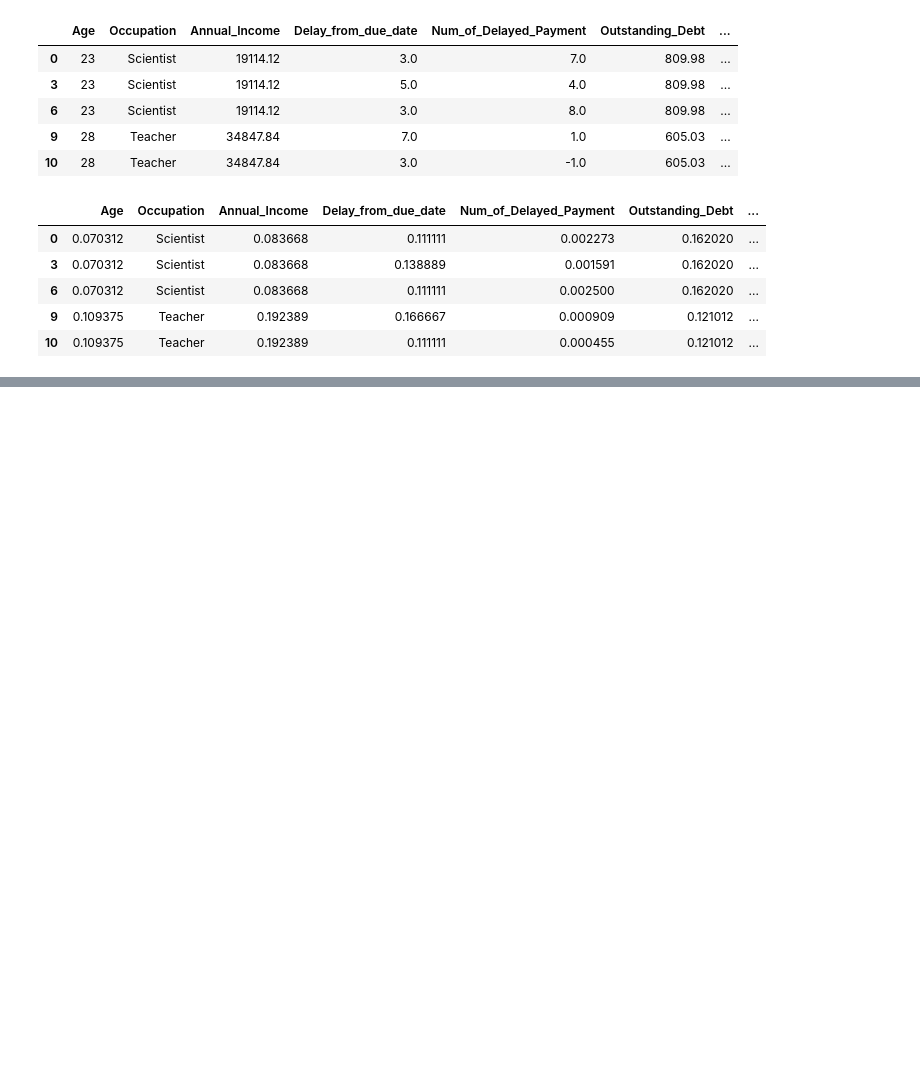
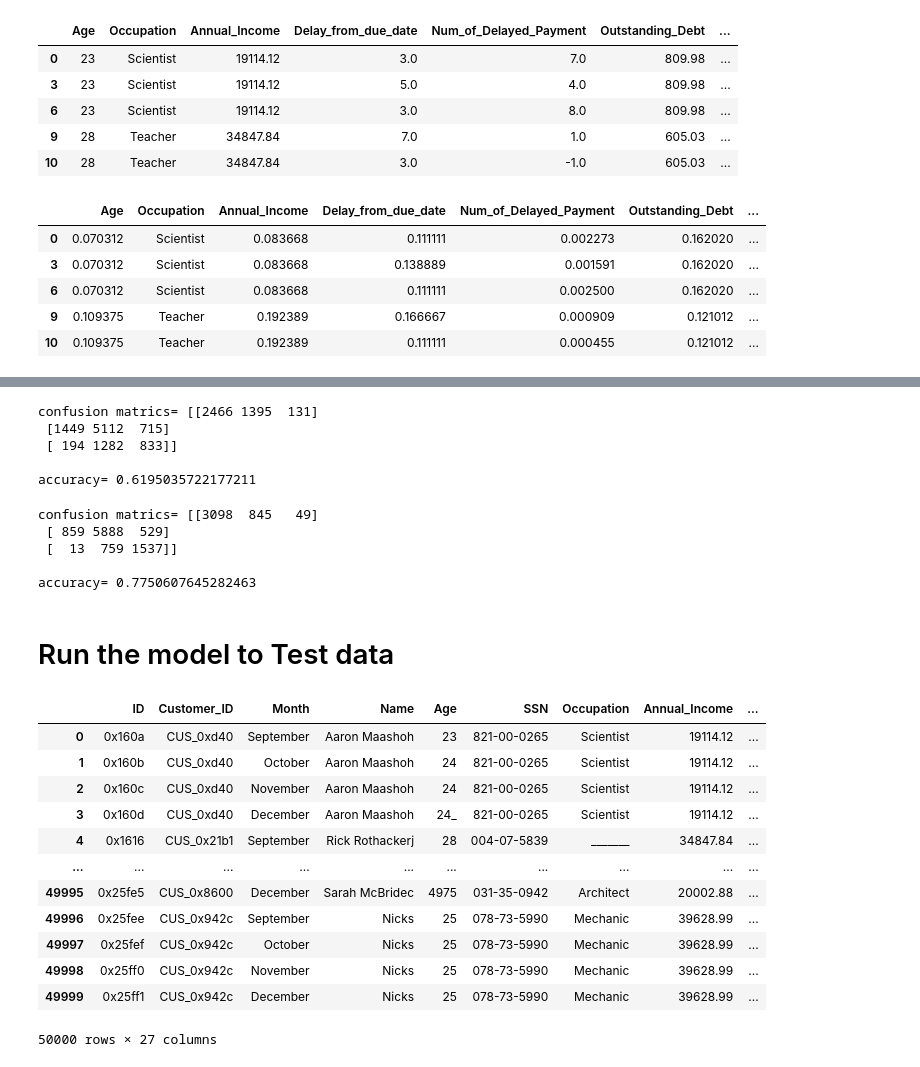
Before and after one commit to nguyenthithaovan14/Group_Credit_Score_Classification, a Jupyter notebook: Code Python.ipynb, the cells around one changed output, grey strips where cells are left out. Drawn from its saved outputs; the diff is of its cells as text; code cells hidden in the pictures; blank space fills up the shorter version.

```diff
--- a/Code Python.ipynb
+++ b/Code Python.ipynb
@@ -451,0 +569,50 @@ train_cleaned.head()
+# %%
+from sklearn.neighbors import KNeighborsClassifier
+kn = KNeighborsClassifier()
+kn.fit(x_train, y_train)
+kn_y_pred = kn.predict(x_test)
+kn_cm = confusion_matrix(y_test,kn_y_pred)
+kn_accuracy = accuracy_score(y_test,kn_y_pred)
+print("confusion matrics=",kn_cm)
+print("  ")
+print("accuracy=",kn_accuracy)
+# %% [output]
+confusion matrics= [[2466 1395  131]
+ [1449 5112  715]
+ [ 194 1282  833]]
+
+accuracy= 0.6195035722177211
+# %%
+from sklearn.ensemble import RandomForestClassifier
+rf = RandomForestClassifier(random_state=10)
+rf.fit(x_train, y_train)
+rf_y_pred = rf.predict(x_test)
+rf_cm = confusion_matrix(y_test,rf_y_pred)
+rf_accuracy = accuracy_score(y_test,rf_y_pred)
+print("confusion matrics=",rf_cm)
+print("  ")
+print("accuracy=",rf_accuracy)
+# %% [output]
+confusion matrics= [[3098  845   49]
+ [ 859 5888  529]
+ [  13  759 1537]]
+
+accuracy= 0.7750607645282463
+# %% [markdown]
+# Run the model to Test data
+# %%
+test
+# %% [output]
+|  | ID | Customer_ID | Month | Name | Age | SSN | Occupation | Annual_Income | ... |
+| 0 | 0x160a | CUS_0xd40 | September | Aaron Maashoh | 23 | 821-00-0265 | Scientist | 19114.12 | ... |
+| 1 | 0x160b | CUS_0xd40 | October | Aaron Maashoh | 24 | 821-00-0265 | Scientist | 19114.12 | ... |
+| 2 | 0x160c | CUS_0xd40 | November | Aaron Maashoh | 24 | 821-00-0265 | Scientist | 19114.12 | ... |
+| 3 | 0x160d | CUS_0xd40 | December | Aaron Maashoh | 24_ | 821-00-0265 | Scientist | 19114.12 | ... |
+| 4 | 0x1616 | CUS_0x21b1 | September | Rick Rothackerj | 28 | 004-07-5839 | _______ | 34847.84 | ... |
+| ... | ... | ... | ... | ... | ... | ... | ... | ... | ... |
+| 49995 | 0x25fe5 | CUS_0x8600 | December | Sarah McBridec | 4975 | 031-35-0942 | Architect | 20002.88 | ... |
+| 49996 | 0x25fee | CUS_0x942c | September | Nicks | 25 | 078-73-5990 | Mechanic | 39628.99 | ... |
+| 49997 | 0x25fef | CUS_0x942c | October | Nicks | 25 | 078-73-5990 | Mechanic | 39628.99 | ... |
+| 49998 | 0x25ff0 | CUS_0x942c | November | Nicks | 25 | 078-73-5990 | Mechanic | 39628.99 | ... |
+| 49999 | 0x25ff1 | CUS_0x942c | December | Nicks | 25 | 078-73-5990 | Mechanic | 39628.99 | ... |
+50000 rows × 27 columns
```
Also changed, not shown: parts of 30 cells of this notebook.
